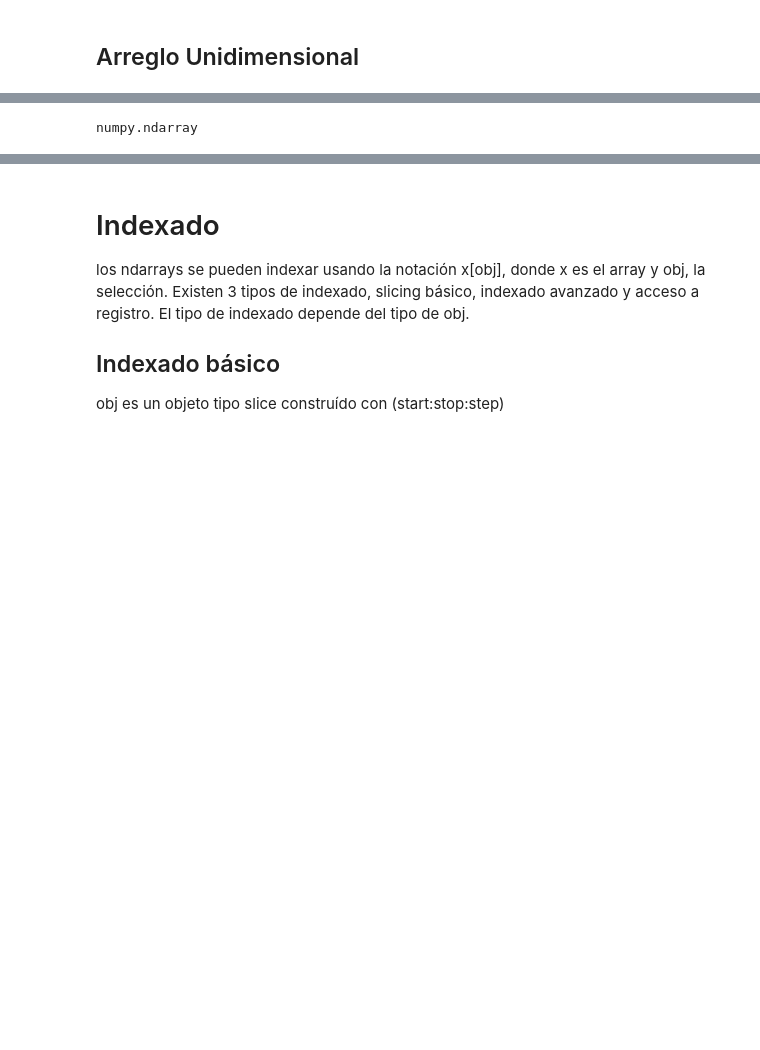
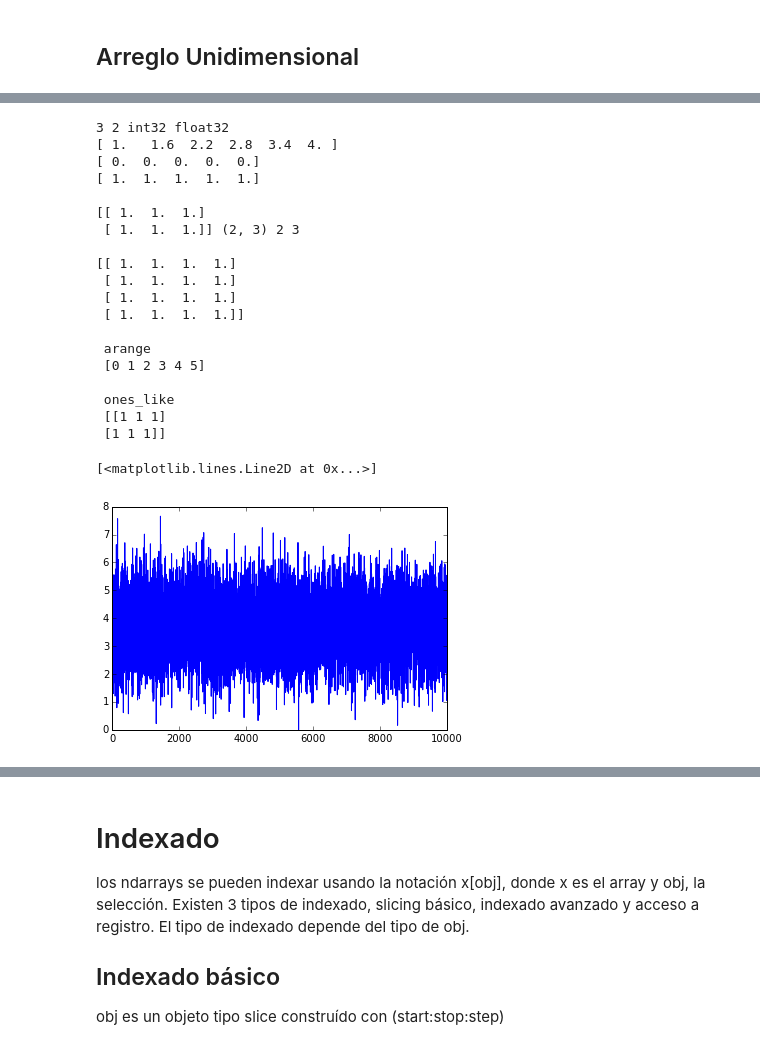
Before and after one commit to lmpizarro/apuntes-python-cientifico, a Jupyter notebook: tallerPython/numpy.ipynb, the cells around one changed output, grey strips where cells are left out. Drawn from its saved outputs; the diff is of its cells as text; code cells hidden in the pictures; blank space fills up the shorter version.

Commit message:
csv + numpy slice

```diff
--- a/tallerPython/numpy.ipynb
+++ b/tallerPython/numpy.ipynb
@@ -38,6 +43,69 @@ $a = \begin{pmatrix}a_1 a_2  \cdots  a_n\end{pmatrix}$
-# %%
-# inicialización manual de un array 1D
-a = np.array([1, 2, 3, 4, 5, 6, 7, np.pi, 9, np.e], float)
-type(a)
-# %% [output]
-numpy.ndarray
+# %%
+# inicialización manual de un array 1D
+a = np.array([1, 2, 3, 4, 5, 6, 7, np.pi, 9, np.e], dtype=np.float64)
+b = np.array([1, 2, 3, 4, 5, 6, 7, np.pi, 9, np.e], dtype=np.float32)
+c = np.array([1, 2, 3, 4, 5, 6, 7, np.pi, 9, np.e], dtype=np.int32)
+d = np.array([1, 2, 3, 4, 5, 6, 7, np.pi, 9, np.e], dtype=np.int64)
+
+print(c[7], c[9], c.dtype, b.dtype)
+
+e = np.linspace(1., 4., 6)
+
+print(e)
+
+z = np.zeros(5)
+
+print(z)
+
+o = np.ones(5)
+
+print(o)
+
+# array 2D
+o2d = np.ones(2*3).reshape(2,3)
+
+print ()
+sh = o2d.shape
+(r, c) = o2d.shape
+print(o2d, sh, r, c)
+
+shape = (4,4)
+
+o2d = np.ones(shape)
+print()
+print(o2d)
+
+x = np.arange(6)
+print("\n arange \n", x)
+x = x.reshape((2, 3))
+
+xx = np.ones_like(x)
+
+print("\n ones_like \n", xx)
+
+zx = np.random.normal(0, 1, size = 100 * 100)
+zx = zx + np.abs(zx.min())
+
+plt.plot(zx)
+# %% [output]
+3 2 int32 float32
+[ 1.   1.6  2.2  2.8  3.4  4. ]
+[ 0.  0.  0.  0.  0.]
+[ 1.  1.  1.  1.  1.]
+
+[[ 1.  1.  1.]
+ [ 1.  1.  1.]] (2, 3) 2 3
+
+[[ 1.  1.  1.  1.]
+ [ 1.  1.  1.  1.]
+ [ 1.  1.  1.  1.]
+ [ 1.  1.  1.  1.]]
+
+ arange
+ [0 1 2 3 4 5]
+
+ ones_like
+ [[1 1 1]
+ [1 1 1]]
+[<matplotlib.lines.Line2D at 0x...>]
+[figure, added]
```
Also changed, not shown: parts of 13 cells of this notebook, 1 other file.
